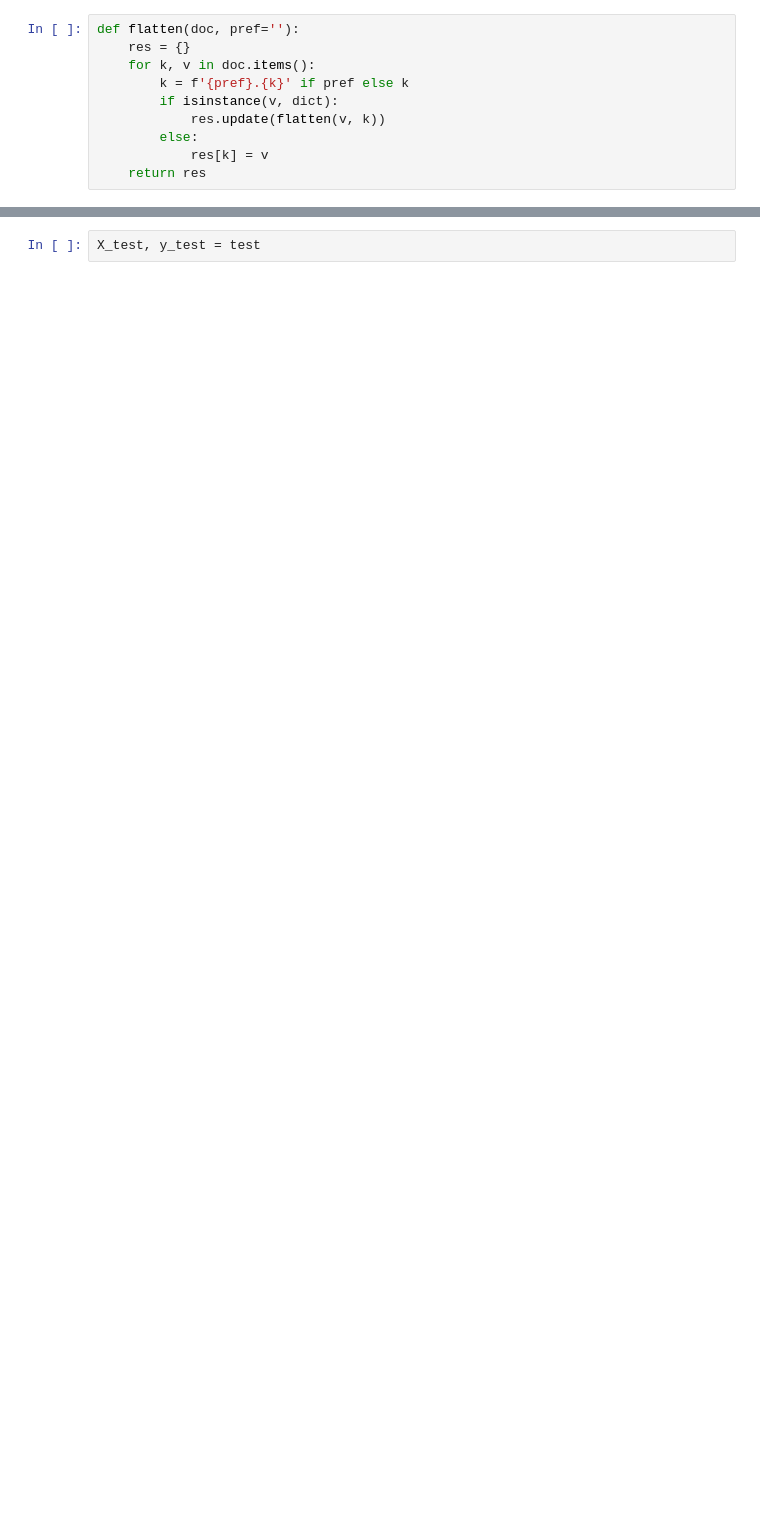
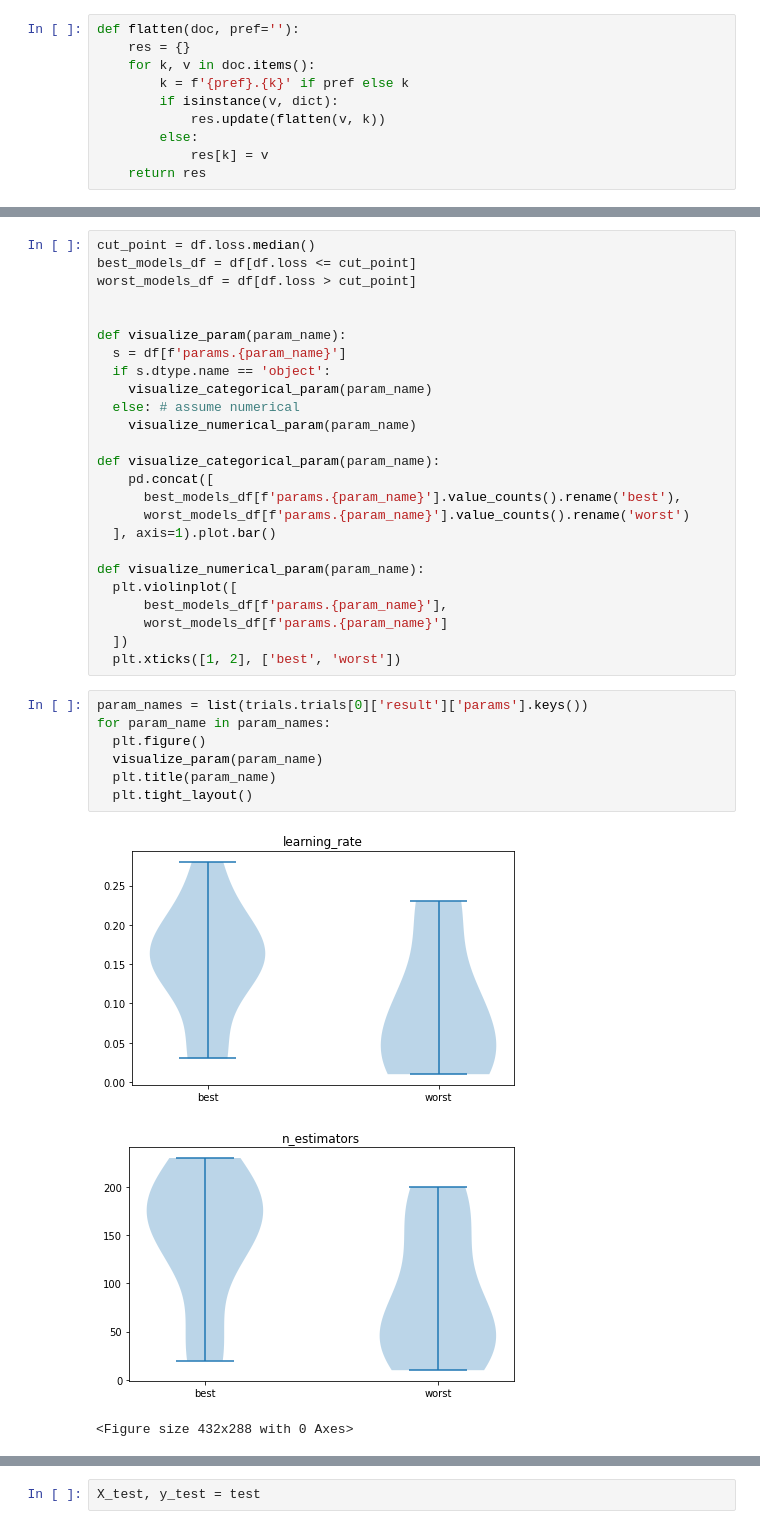
Before and after one commit to elsonidoq/ml-practico-2022, a Jupyter notebook: notebooks/taller-model-selection/03-model_selection.ipynb, the cells around one changed output, grey strips where cells are left out. Saved outputs shown, nothing was run; the diff lists cells and outputs as text; blank space fills up the shorter version.

```diff
--- a/notebooks/taller-model-selection/03-model_selection.ipynb
+++ b/notebooks/taller-model-selection/03-model_selection.ipynb
@@ -192,0 +197,36 @@ plt.grid()
+# %%
+cut_point = df.loss.median()
+best_models_df = df[df.loss <= cut_point]
+worst_models_df = df[df.loss > cut_point]
+
+
+def visualize_param(param_name):
+  s = df[f'params.{param_name}']
+  if s.dtype.name == 'object':
+    visualize_categorical_param(param_name)
+  else: # assume numerical
+    visualize_numerical_param(param_name)
+
+def visualize_categorical_param(param_name):
+    pd.concat([
+      best_models_df[f'params.{param_name}'].value_counts().rename('best'),
+      worst_models_df[f'params.{param_name}'].value_counts().rename('worst')
+  ], axis=1).plot.bar()
+
+def visualize_numerical_param(param_name):
+  plt.violinplot([
+      best_models_df[f'params.{param_name}'],
+      worst_models_df[f'params.{param_name}']
+  ])
+  plt.xticks([1, 2], ['best', 'worst'])
+# %%
+param_names = list(trials.trials[0]['result']['params'].keys())
+for param_name in param_names:
+  plt.figure()
+  visualize_param(param_name)
+  plt.title(param_name)
+  plt.tight_layout()
+# %% [output]
+[figure, added]
+[figure, added]
+<Figure size 432x288 with 0 Axes>
```
Also changed, not shown: parts of 29 cells of this notebook.
